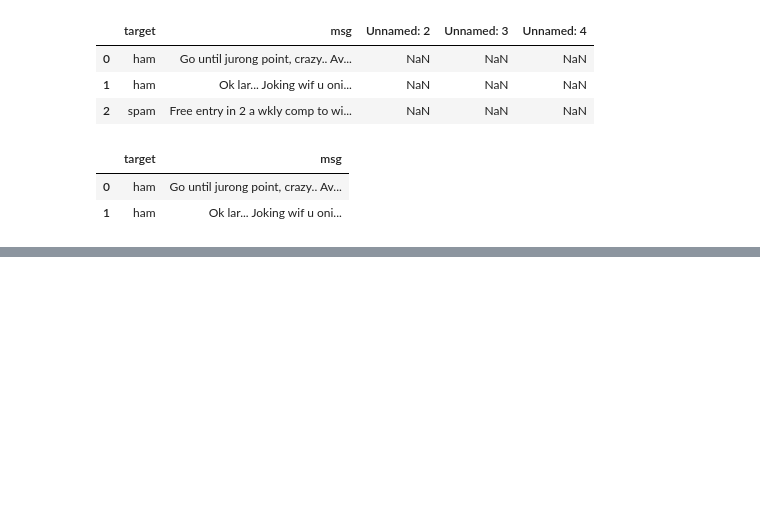
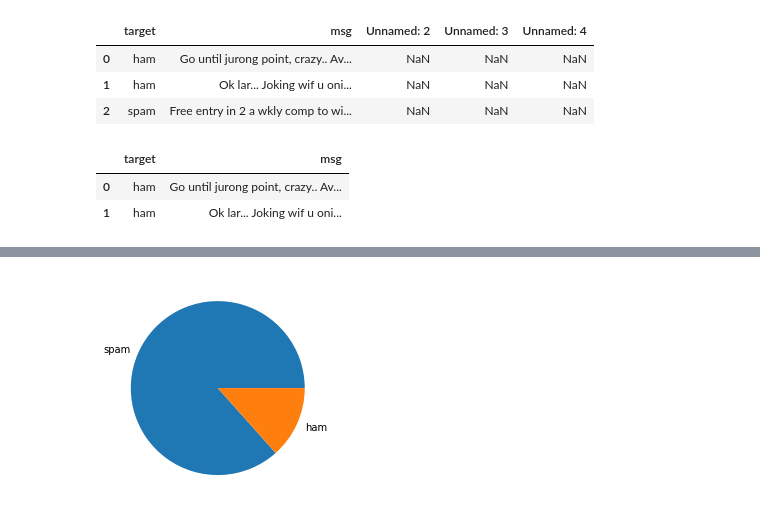
Before and after one commit to graceuche/spam-identifiers, a Jupyter notebook: notebook.ipynb, the cells around one changed output, grey strips where cells are left out. Saved outputs shown, nothing was run; the diff lists cells and outputs as text; code cells hidden in the pictures; blank space fills up the shorter version.

Commit message:
attempts matplotlib

```diff
--- a/notebook.ipynb
+++ b/notebook.ipynb
@@ -100,3 +93,9 @@ fig.show()
+# %%
+import matplotlib.pyplot as plt
+plt.pie(df['target'].value_counts(),labels=['spam','ham'])
+plt.show()
+# %% [output]
+[figure, added]
 # %% [markdown]
 <a style='text-decoration:none;line-height:16px;display:flex;color:#5B5B62;padding:10px;justify-content:end;' href='https://deepnote.com?utm_source=created-in-deepnote-cell&projectId=5a6df69e-8cf2-43d5-b74e-5dba0e06761e' target="_blank">
 <img alt='Created in deepnote.com' style='display:inline;max-height:16px;margin:0px;margin-right:7.5px;' src='embedded-picture-1' > </img>
```
Also changed, not shown: parts of 1 cell of this notebook.
